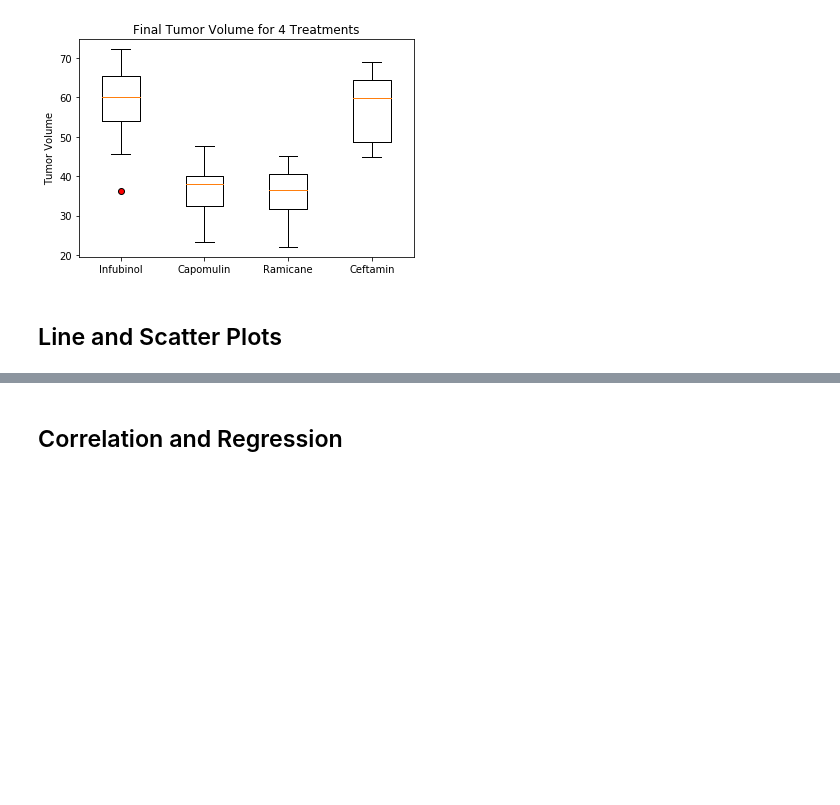
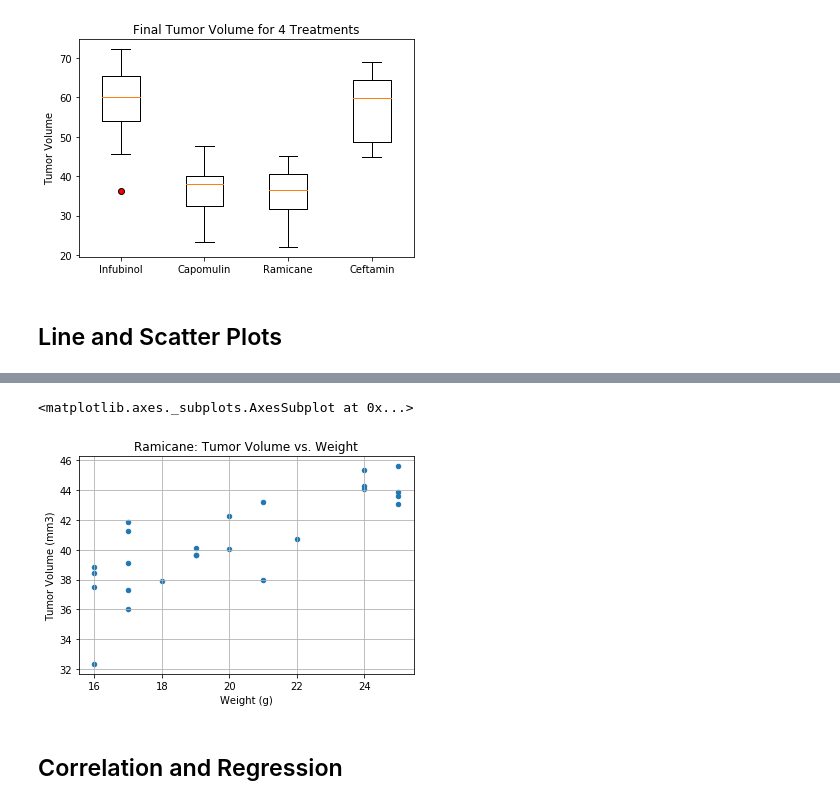
Before and after one commit to chanafin/5-GWHW, a Jupyter notebook: mice_cancer_studies.ipynb, the cells around one changed output, grey strips where cells are left out. Cells and saved outputs as stored; diff of their text form; code cells hidden in the pictures; blank space fills up the shorter version.

```diff
--- a/mice_cancer_studies.ipynb
+++ b/mice_cancer_studies.ipynb
@@ -294,7 +309,10 @@ indmouse
 # %%
 # Generate a scatter plot of mouse weight versus average tumor volume for the Capomulin regimen
-scatmice = capstudy.groupby(['Mouse ID']).mean()[['Weight (g)', 'Tumor Volume (mm3)']]
-scatmice.plot(kind = 'scatter', x = 'Weight (g)', y = 'Tumor Volume (mm3)', grid = True, title = "Capomulin: Tumor Volume vs. Weight")
+scatmice = drug_table.groupby(['Mouse ID']).mean()[['Weight (g)', 'Tumor Volume (mm3)']]
+scatmice.plot(kind = 'scatter', x = 'Weight (g)', y = 'Tumor Volume (mm3)', grid = True, title = f"{drug}: Tumor Volume vs. Weight")
+# %% [output]
+<matplotlib.axes._subplots.AxesSubplot at 0x...>
+[figure, added]
 # %% [markdown]
 ## Correlation and Regression
 # %%
```
Also changed, not shown: parts of 4 cells of this notebook.
